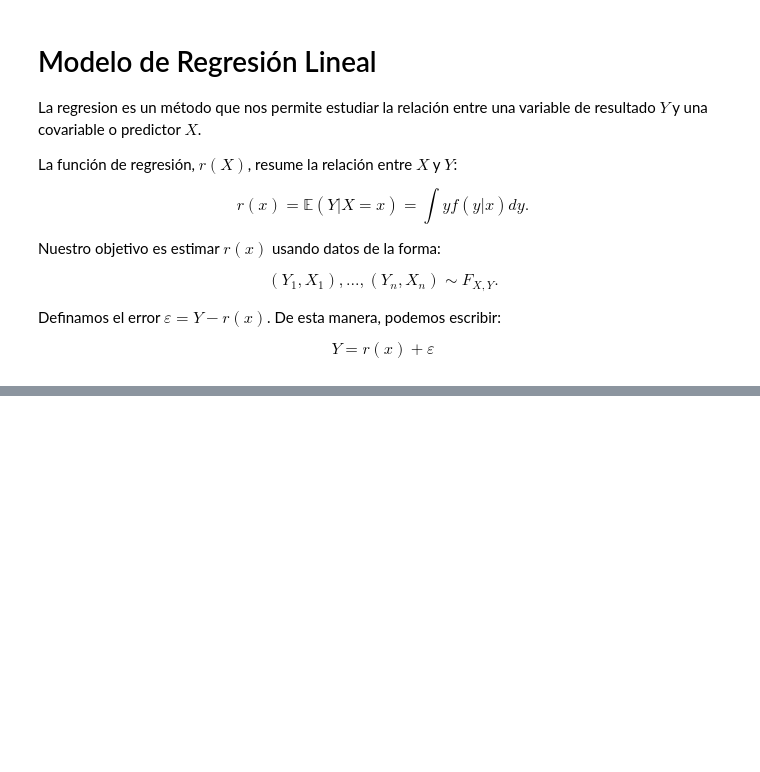
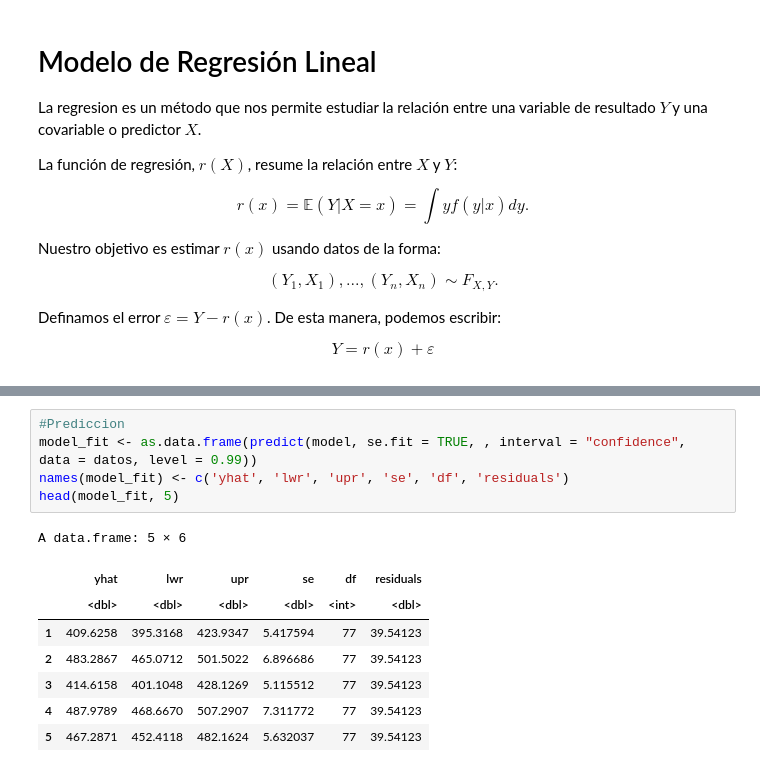
Before and after one commit to smontanoc/microeconometria, a Jupyter notebook: _sources/3_Regresion.ipynb, the cells around one changed output, grey strips where cells are left out. Drawn from its saved outputs; the diff is of its cells as text; blank space fills up the shorter version.

```diff
--- a/_sources/3_Regresion.ipynb
+++ b/_sources/3_Regresion.ipynb
@@ -92,0 +204,14 @@ $$\hat \sigma^2 = \left(\frac{1}{n-2} \right) \sum_{i = 1}^{n} {\hat\varepsilon_
+# %%
+#Prediccion
+model_fit <- as.data.frame(predict(model, se.fit = TRUE, , interval = "confidence",  data = datos, level = 0.99))
+names(model_fit) <- c('yhat', 'lwr', 'upr', 'se', 'df', 'residuals')
+head(model_fit, 5)
+# %% [output]
+A data.frame: 5 × 6
+|  | yhat | lwr | upr | se | df | residuals |
+|  | <dbl> | <dbl> | <dbl> | <dbl> | <int> | <dbl> |
+| 1 | 409.6258 | 395.3168 | 423.9347 | 5.417594 | 77 | 39.54123 |
+| 2 | 483.2867 | 465.0712 | 501.5022 | 6.896686 | 77 | 39.54123 |
+| 3 | 414.6158 | 401.1048 | 428.1269 | 5.115512 | 77 | 39.54123 |
+| 4 | 487.9789 | 468.6670 | 507.2907 | 7.311772 | 77 | 39.54123 |
+| 5 | 467.2871 | 452.4118 | 482.1624 | 5.632037 | 77 | 39.54123 |
```
Also changed, not shown: parts of 14 cells of this notebook, 23 other files.
